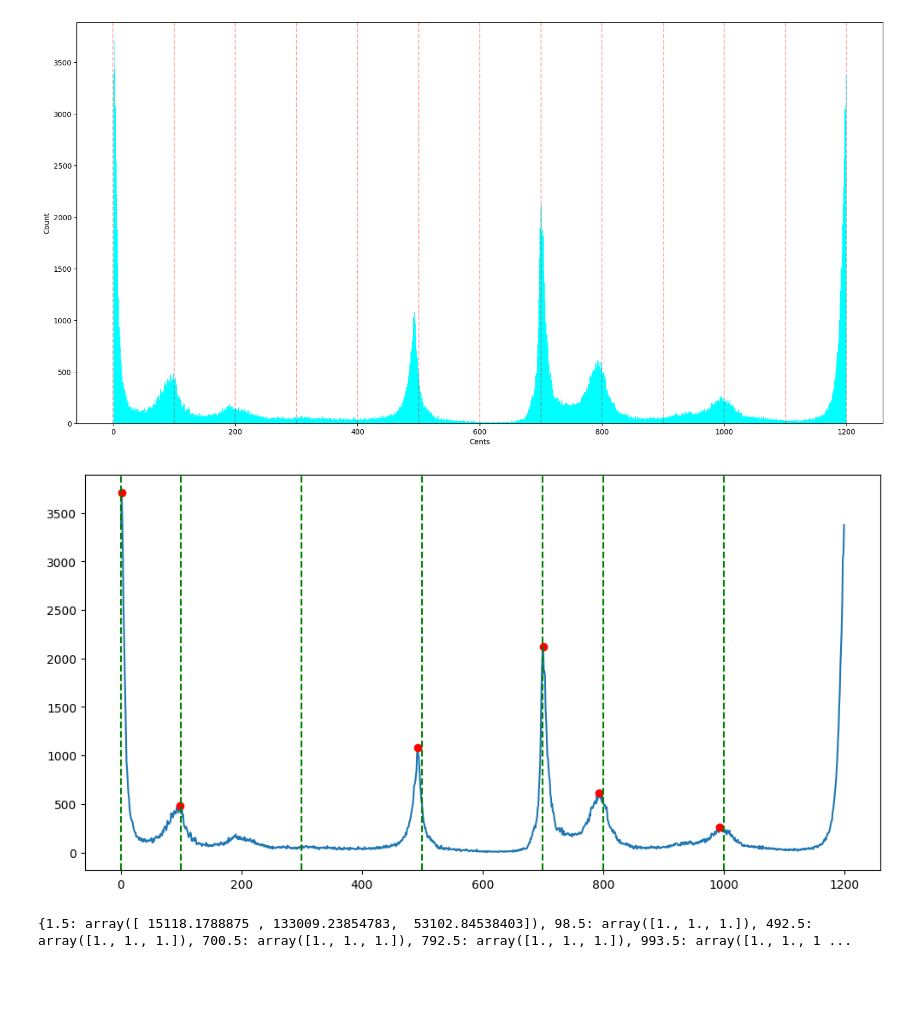
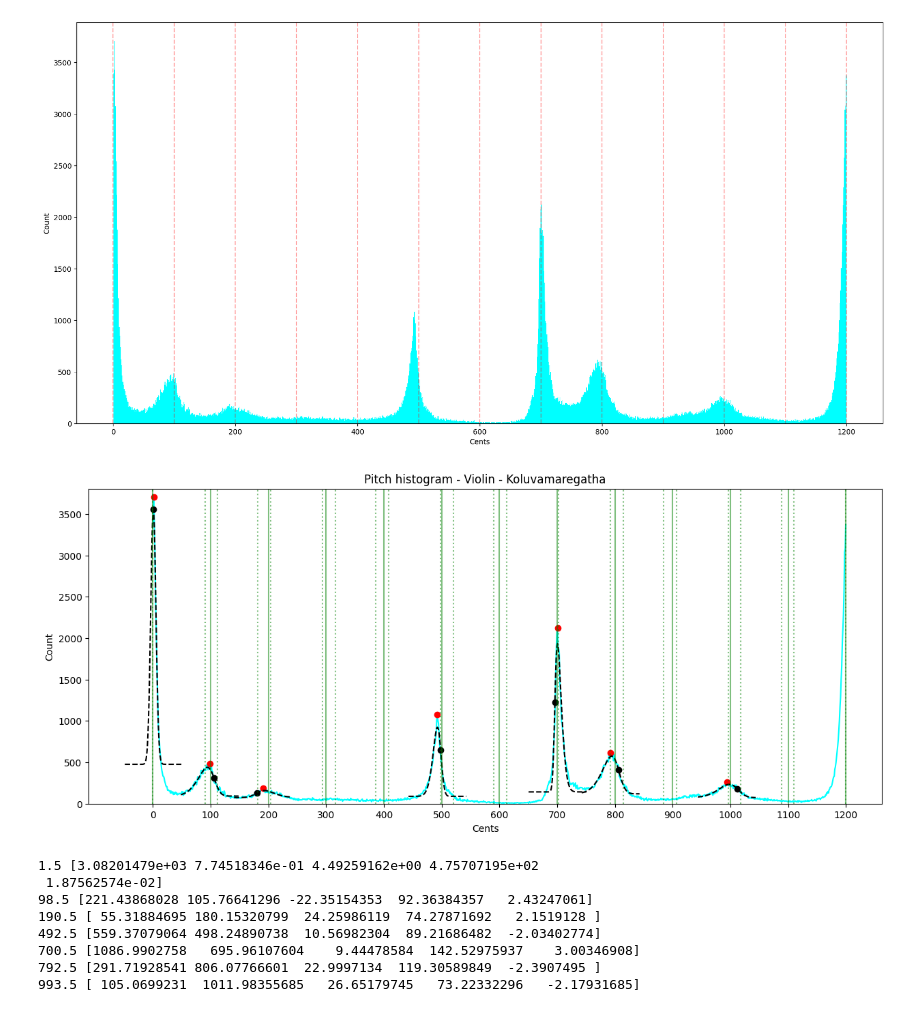
Before and after one commit to root2pk/masters-thesis, a Jupyter notebook: main.ipynb, the cells around one changed output. Cells and saved outputs as stored; diff of their text form; code cells hidden in the pictures; blank space fills up the shorter version.

```diff
--- a/main.ipynb
+++ b/main.ipynb
@@ -38,6 +41,14 @@ frameRate = int(len(f0)/length)
 print("Pitch contour frame rate: ", frameRate)
 # %% [output]
 Pitch contour frame rate:  133
+# %%
+# Save the pitch contour
+pitchfile = "thodi/Koluvamaregatha/Koluvamaregatha.multitrack-violin_edited_pitch.txt"
+times = np.linspace(0, length, len(f0))
+np.savetxt(pitchfile, np.array([times, f0]).T)
+# %%
+# Load the pitch contour
+times, f0 = np.loadtxt(pitchfile).T
 # %%
 # Get voiced segments
 voiced_segments = u.voiced_segments(f0)
@@ -66,24 +103,48 @@ print(bin_centers[peaks])
 # %%
 # Convert to cents and plot
-cents = u.hz_to_cents(f0, tonic)
+cents_vi = u.hz_to_cents(f0, tonic)
 # Wrap cents to one octave
-cents = u.wrap_to_octave(cents)
-u.interval_histogram(cents, bins = 1200, tuning = "EQ")
+cents_vi = u.wrap_to_octave(cents_vi)
+u.interval_histogram(cents_vi, bins = 1200, tuning = "EQ")
 # %% [output]
 [figure]
 # %%
-exp_positions = np.array([0, 100, 300, 500, 700, 800, 1000])
 bins = np.linspace(0, 1200, 1201)
-hist, bin_edges = np.histogram(cents, bins = bins)
+hist, bin_edges = np.histogram(cents_vi, bins = bins)
 bin_centers = (bin_edges[:-1] + bin_edges[1:])/2
-peaks, _ = u.find_peaks(hist, height = 100, distance = 50)
-# Filter peaks such that only peaks near expected positions are retained
-peaks = [peak for peak in peaks if np.any(np.abs(exp_positions - bin_centers[peak]) < 50)]
-plt.figure(figsize=(12, 6))
-plt.plot(bin_centers, hist)
-plt.plot(bin_centers[peaks], hist[peaks], 'ro')
-for pos in exp_positions:
-    plt.axvline(x = pos, color = 'g', linestyle = '--')
+peaks_vi, _ = u.find_peaks(hist, height = 120, distance = 50)
+# Filter peaks such that only expected peaks are retained
+for peak in peaks_vi:
+    # Find closest peak in JI_CENTS, and difference from it
+    closest_peak = np.argmin(np.abs(JI_CENTS - bin_centers[peak]))
+    diff = np.abs(JI_CENTS[closest_peak] - bin_centers[peak])
+    if diff > 20:
+        peaks_vi = peaks_vi[peaks_vi != peak]
+
+peak_dict = u.fit_histogram(peaks_vi, cents_vi)
+
+plt.figure(figsize=(15, 6))
+plt.plot(bin_centers, hist, color = "cyan")
+plt.plot(bin_centers[peaks_vi], hist[peaks_vi], 'ro')
+
+# Plot each fitted peak
+for peak, params in peak_dict.items():
+    x_fit = np.linspace(peak - 50, peak + 50, 101)
+    best_fit = u.gaussian(x_fit, *params)
+    plt.plot(x_fit, best_fit, 'k--')
+    plt.plot(params[1], params[0] + params[3], 'ko')
+
+for pos in JI_CENTS:
+    plt.axvline(x = pos, color = 'g', linestyle = ':', alpha = 0.5)
+for pos in EQ_CENTS:
+    plt.axvline(x = pos, color = 'g', linestyle = '-', alpha = 0.5)
+plt.xlabel("Cents")
+plt.xticks(np.arange(0, 1201, 100))
+plt.ylim(0, np.max(hist) + 100)
+plt.ylabel("Count")
+# plt.xlim([950, 1050])
+plt.title("Pitch histogram - Violin - Koluvamaregatha")
+
 plt.show()
 # %% [output]
-[figure, old version]
+[figure, new version]
@@ -124,7 +151,15 @@ for peak in peaks:
-# %%
-print(peak_dict)
-# %% [output]
-{1.5: array([ 15118.1788875 , 133009.23854783,  53102.84538403]), 98.5: array([1., 1., 1.]), 492.5: array([1., 1., 1.]), 700.5: array([1., 1., 1.]), 792.5: array([1., 1., 1.]), 993.5: array([1., 1., 1 ...
+# %%
+for peak, params in peak_dict.items():
+    print(peak, params)
+# %% [output]
+1.5 [3.08201479e+03 7.74518346e-01 4.49259162e+00 4.75707195e+02
+ 1.87562574e-02]
+98.5 [221.43868028 105.76641296 -22.35154353  92.36384357   2.43247061]
+190.5 [ 55.31884695 180.15320799  24.25986119  74.27871692   2.1519128 ]
+492.5 [559.37079064 498.24890738  10.56982304  89.21686482  -2.03402774]
+700.5 [1086.9902758   695.96107604    9.44478584  142.52975937    3.00346908]
+792.5 [291.71928541 806.07766601  22.9997134  119.30589849  -2.3907495 ]
+993.5 [ 105.0699231  1011.98355685   26.65179745   73.22332296   -2.17931685]
 # %%
 # Load the pitch file for the vocals, and tonic file
 pitch_file = "thodi/Koluvamaregatha/Koluvamaregatha.pitch.txt"
```
Also changed, not shown: parts of 14 cells of this notebook, 8 other files.
